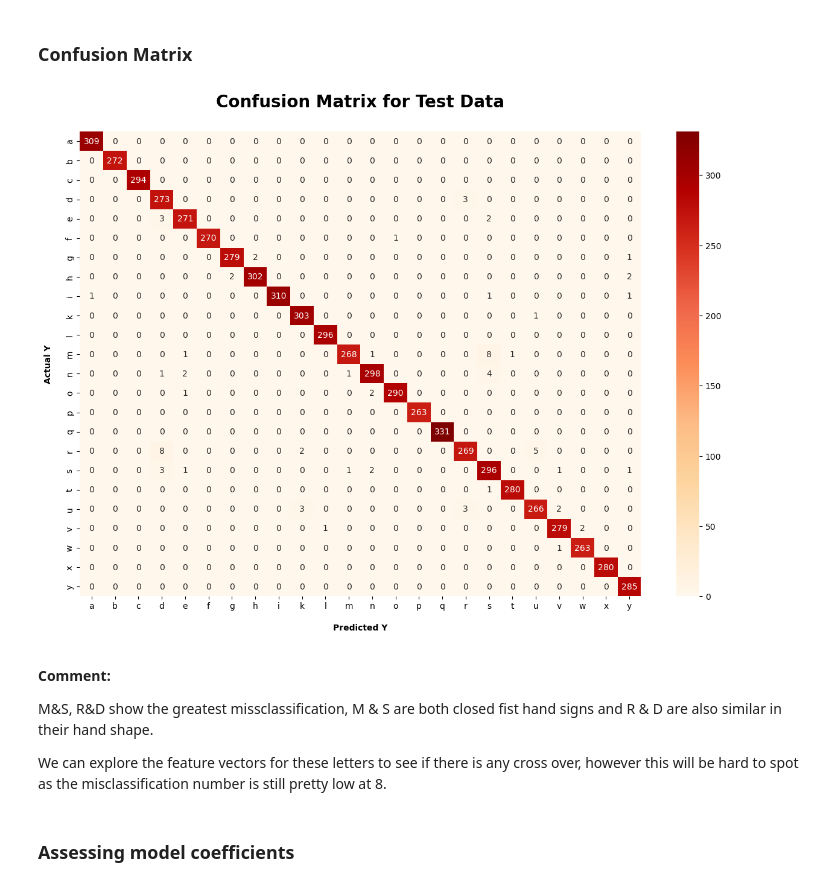
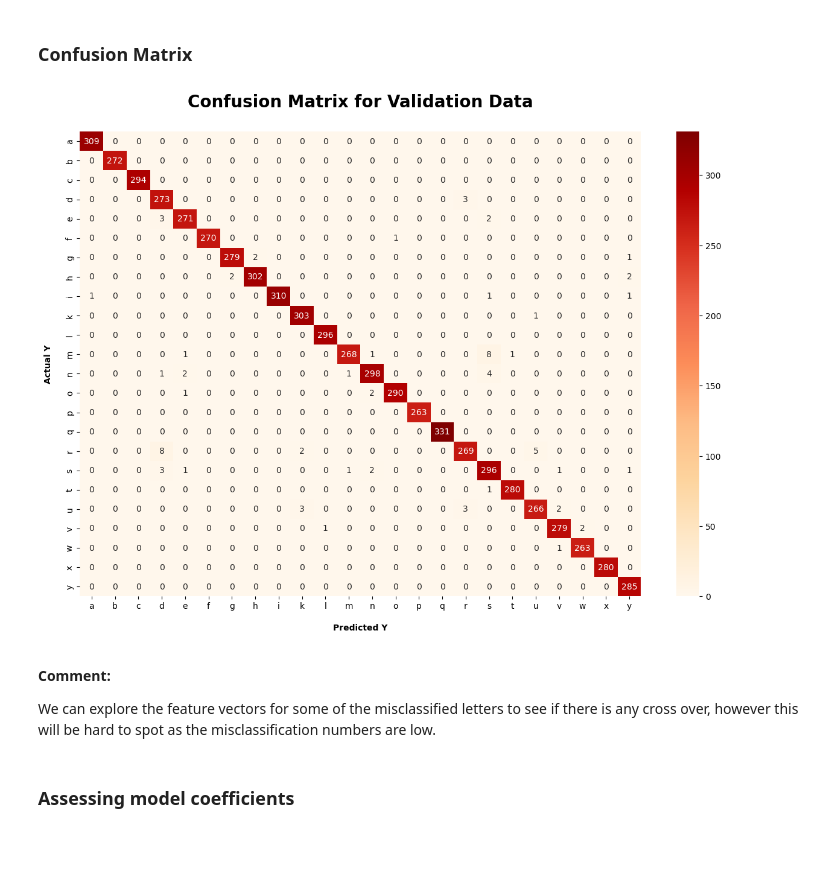
Before and after one commit to simrenbasra/Sign_Lingual, a Jupyter notebook: notebooks/02_logistic_regression/02-log-reg-feature-extraction.ipynb, the cells around one changed output. Cells and saved outputs as stored; diff of their text form; code cells hidden in the pictures; blank space fills up the shorter version.

```diff
--- a/notebooks/02_logistic_regression/02-log-reg-feature-extraction.ipynb
+++ b/notebooks/02_logistic_regression/02-log-reg-feature-extraction.ipynb
@@ -303,25 +303,23 @@ pred_y = my_final_model.predict(X_val)
 # %%
 # Calculating the confusion matrix using sklearn.metrics
 conf_matrix = confusion_matrix(y_val, pred_y)
 
 plt.figure(figsize=(15, 10))
 # Using a heatmap to plot the confusion matrix
 sns.heatmap(conf_matrix, annot=True, fmt = 'd', cmap='OrRd') # -> fmt = d casting values to int
-plt.title('Confusion Matrix for Test Data\n', fontsize=20, fontweight = 'bold')
+plt.title('Confusion Matrix for Validation Data\n', fontsize=20, fontweight = 'bold')
 plt.xlabel('\nPredicted Y\n', fontsize=10,fontweight = 'bold')
 plt.ylabel('Actual Y\n',fontsize=10, fontweight = 'bold')
 # offsetting postion of ticks by 0.5 to move labels into the centre
 plt.xticks([x + 0.5 for x in range(len(unique_values))], alphabet)
 plt.yticks([y + 0.5 for y in range(len(unique_values))], alphabet)
 plt.show()
 # %% [output]
-[figure, old version]
+[figure, new version]
 # %% [markdown]
 **Comment:**
 
-M&S, R&D show the greatest missclassification, M & S are both closed fist hand signs and R & D are also similar in their hand shape.
-
-We can explore the feature vectors for these letters to see if there is any cross over, however this will be hard to spot as the misclassification number is still pretty low  at 8.
+We can explore the feature vectors for some of the misclassified letters to see if there is any cross over, however this will be hard to spot as the misclassification numbers are low.
 # %% [markdown]
 ### Assessing model coefficients
 # %%
```
Also changed, not shown: parts of 7 cells of this notebook.
